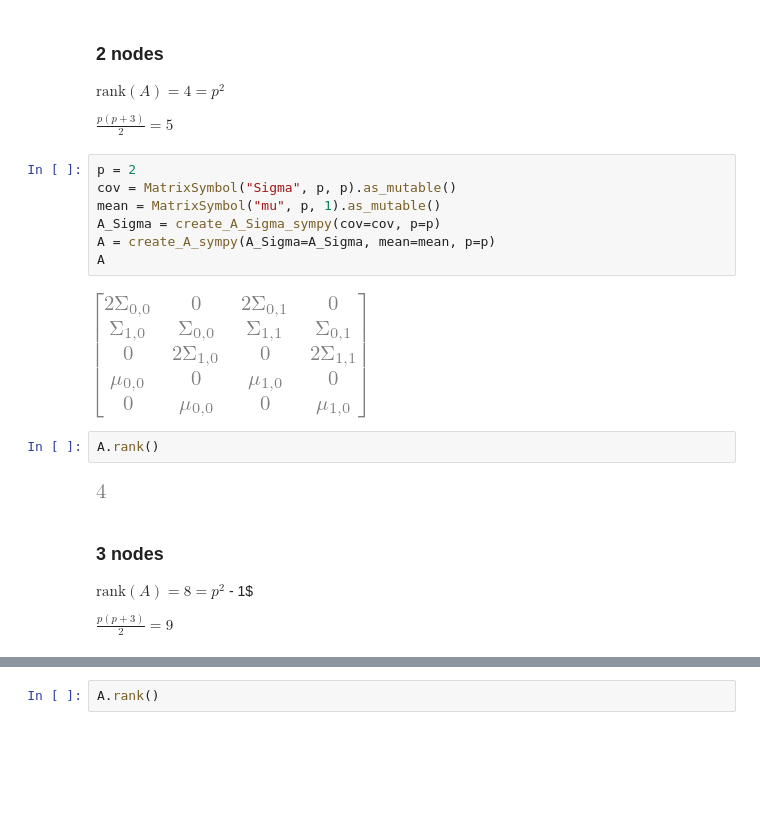
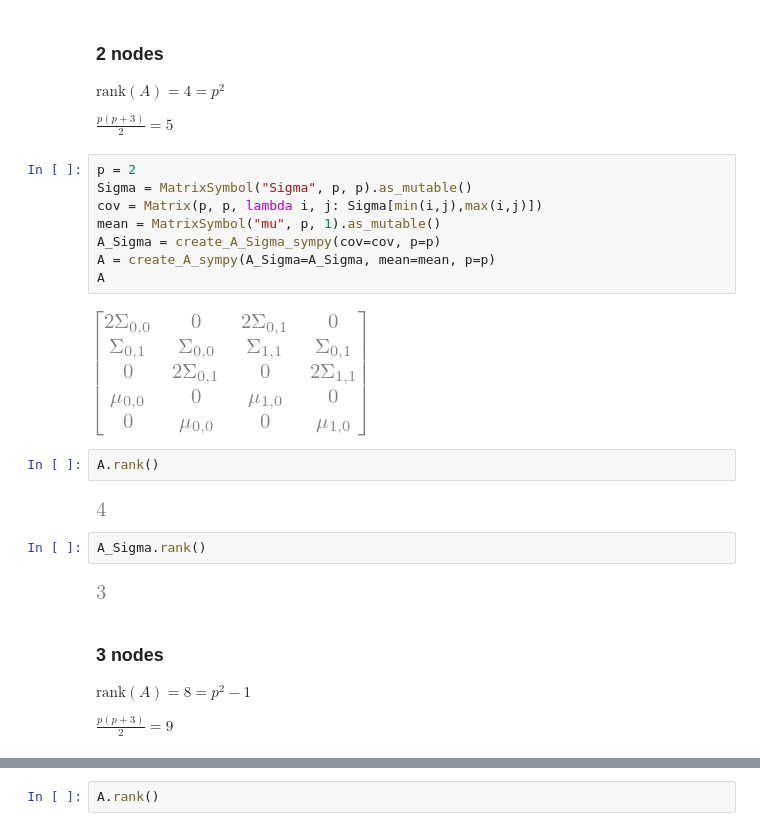
Before and after one commit to eva-resch/tum_masterthesis, a Jupyter notebook: rank_of_A.ipynb, the cells around one changed output, grey strips where cells are left out. Saved outputs shown, nothing was run; the diff lists cells and outputs as text; blank space fills up the shorter version.

Commit message:
More experiments with rank
Rank of A(\Sigma) always full
Only by adding last rows with identity matrix we loose 1 in rank.

```diff
--- a/rank_of_A.ipynb
+++ b/rank_of_A.ipynb
@@ -80,20 +79,25 @@ $\text{rank}(A) = 4 = p^2$
 $\frac{p(p+3)}{2} = 5$
 # %%
 p = 2
-cov = MatrixSymbol("Sigma", p, p).as_mutable()
+Sigma = MatrixSymbol("Sigma", p, p).as_mutable()
+cov = Matrix(p, p, lambda i, j: Sigma[min(i,j),max(i,j)])
 mean = MatrixSymbol("mu", p, 1).as_mutable()
 A_Sigma = create_A_Sigma_sympy(cov=cov, p=p)
 A = create_A_sympy(A_Sigma=A_Sigma, mean=mean, p=p)
 A
 # %% [output]
-[figure, old version]
+[figure, new version]
 # %%
 A.rank()
 # %% [output]
 [figure]
+# %%
+A_Sigma.rank()
+# %% [output]
+[figure, added]
 # %% [markdown]
 ### 3 nodes
-$\text{rank}(A) = 8 = p^2$ - 1$
+$\text{rank}(A) = 8 = p^2 - 1$
 
 $\frac{p(p+3)}{2} = 9$
 # %%
```
Also changed, not shown: parts of 10 cells of this notebook.
